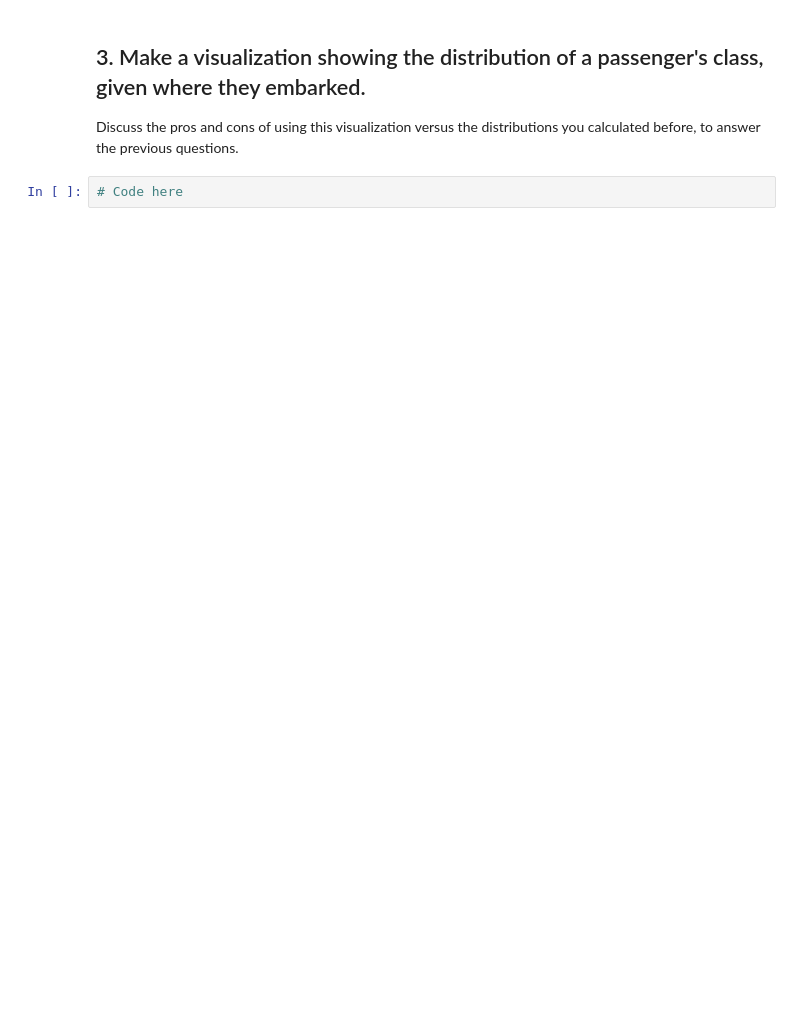
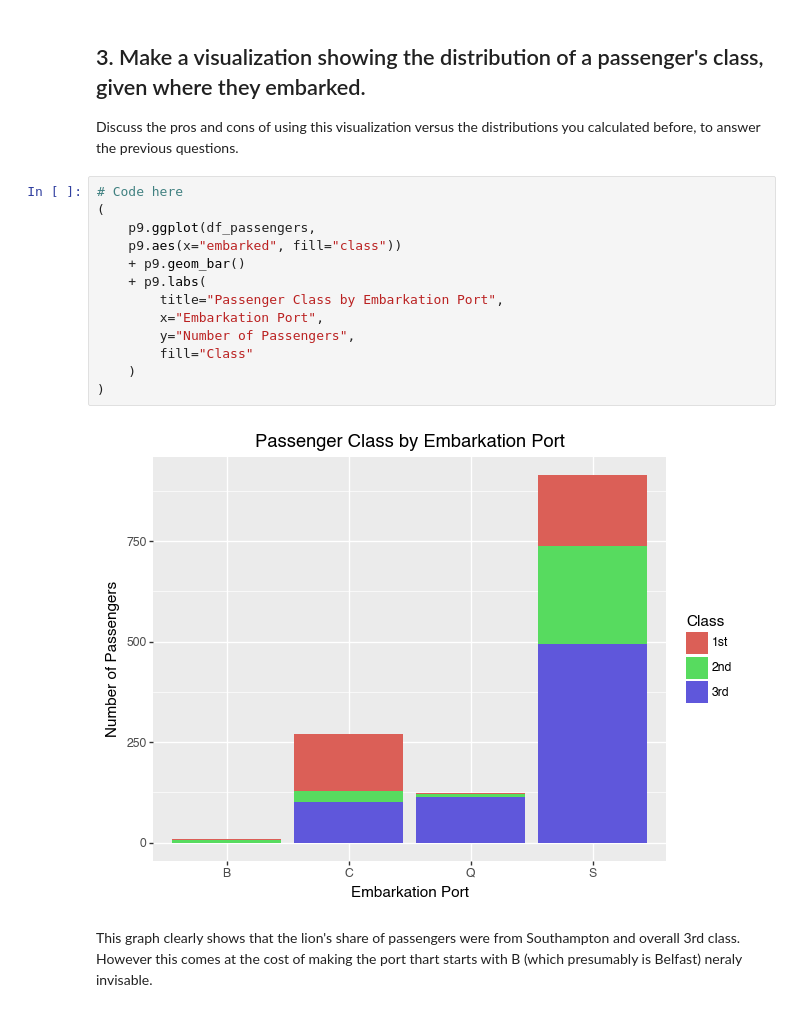
Before and after one commit to PharaohPooh/GSB_544, a Jupyter notebook: Week_2/Practice_Activity_2.1_Data_Wrangling/Titanic_Wrangling.ipynb, the cells around one changed output. Drawn from its saved outputs; the diff is of its cells as text; blank space fills up the shorter version.

```diff
--- a/Week_2/Practice_Activity_2.1_Data_Wrangling/Titanic_Wrangling.ipynb
+++ b/Week_2/Practice_Activity_2.1_Data_Wrangling/Titanic_Wrangling.ipynb
@@ -71,5 +89,20 @@ pd.crosstab(df_passengers["embarked"], df_passengers["class"], normalize=True)
 ## 3. Make a visualization showing the distribution of a passenger's class, given where they embarked.
 
 Discuss the pros and cons of using this visualization versus the distributions you calculated before, to answer the previous questions.
-# %%
-# Code here
+# %%
+# Code here
+(
+    p9.ggplot(df_passengers,
+    p9.aes(x="embarked", fill="class"))
+    + p9.geom_bar()
+    + p9.labs(
+        title="Passenger Class by Embarkation Port",
+        x="Embarkation Port",
+        y="Number of Passengers",
+        fill="Class"
+    )
+)
+# %% [output]
+[figure, added]
+# %% [markdown]
+This graph clearly shows that the lion's share of passengers were from Southampton and overall 3rd class. However this comes at the cost of making the port thart starts with B (which presumably is Belfast) neraly invisable.
```
Also changed, not shown: parts of 5 cells of this notebook, 6 other files.
